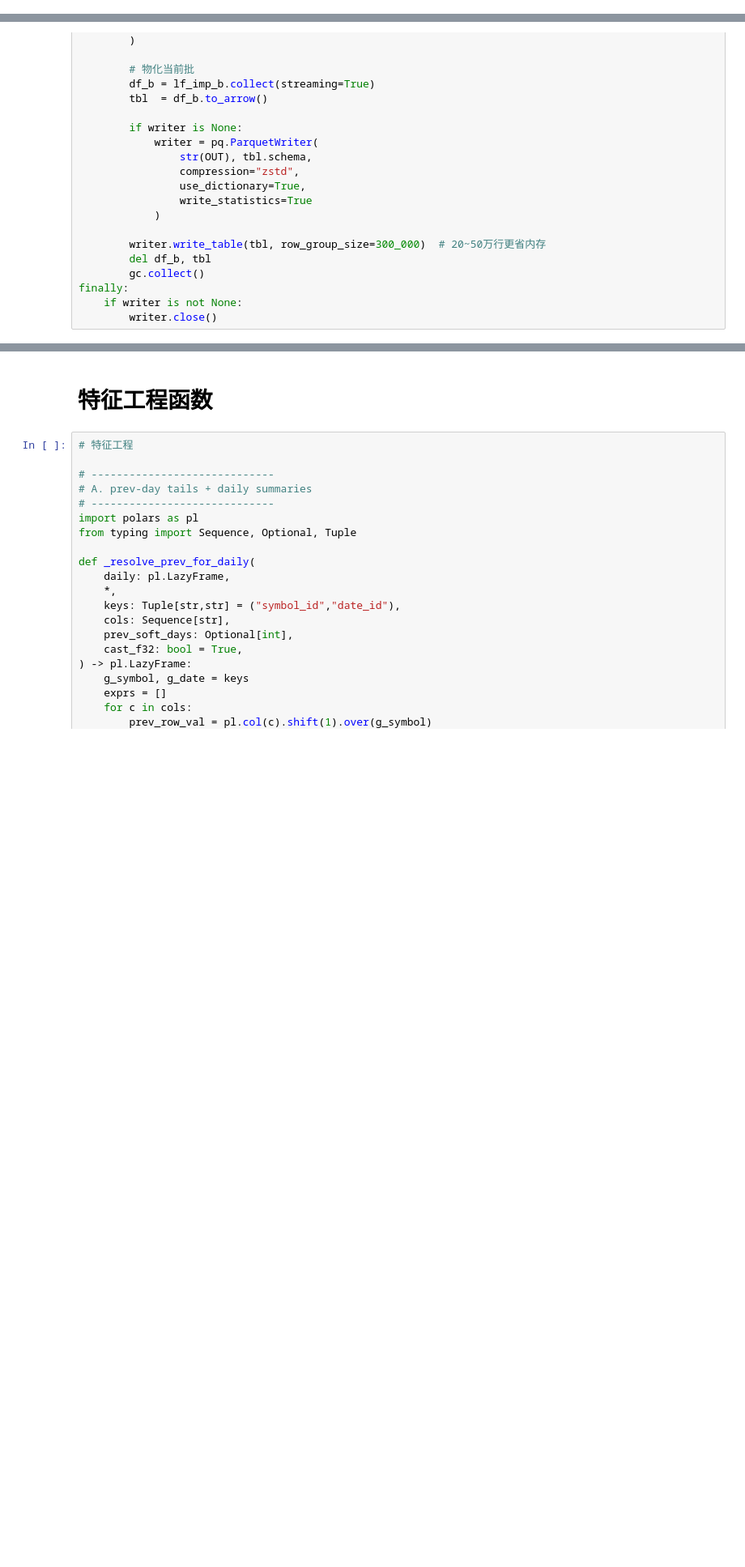
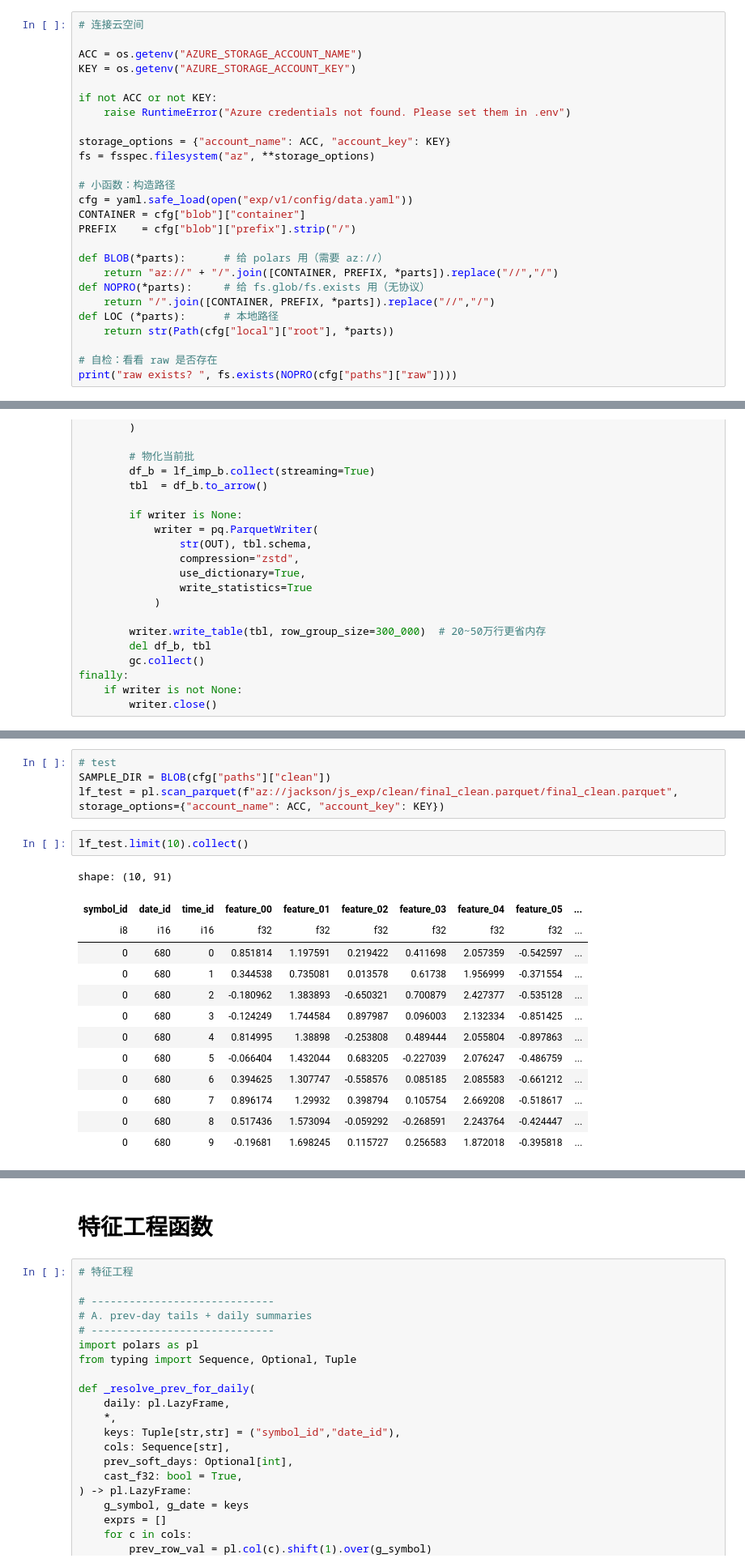
Before and after one commit to Jackson00Han/Jane-Street-Time-Series-Forecasting, a Jupyter notebook: main.ipynb, the cells around one changed output, grey strips where cells are left out. Shown at 81% size. Saved outputs shown, nothing was run; the diff lists cells and outputs as text; blank space fills up the shorter version.

```diff
--- a/main.ipynb
+++ b/main.ipynb
@@ -14,0 +28,26 @@ import os
+# %%
+# 连接云空间
+
+ACC = os.getenv("AZURE_STORAGE_ACCOUNT_NAME")
+KEY = os.getenv("AZURE_STORAGE_ACCOUNT_KEY")
+
+if not ACC or not KEY:
+    raise RuntimeError("Azure credentials not found. Please set them in .env")
+
+storage_options = {"account_name": ACC, "account_key": KEY}
+fs = fsspec.filesystem("az", **storage_options)
+
+# 小函数：构造路径
+cfg = yaml.safe_load(open("exp/v1/config/data.yaml"))
+CONTAINER = cfg["blob"]["container"]
+PREFIX    = cfg["blob"]["prefix"].strip("/")
+
+def BLOB(*parts):      # 给 polars 用（需要 az://）
+    return "az://" + "/".join([CONTAINER, PREFIX, *parts]).replace("//","/")
+def NOPRO(*parts):     # 给 fs.glob/fs.exists 用（无协议）
+    return "/".join([CONTAINER, PREFIX, *parts]).replace("//","/")
+def LOC (*parts):      # 本地路径
+    return str(Path(cfg["local"]["root"], *parts))
+
+# 自检：看看 raw 是否存在
+print("raw exists? ", fs.exists(NOPRO(cfg["paths"]["raw"])))
@@ -470,0 +514,20 @@ lx.collect().write_parquet('/mnt/data/js/clean/final_clean.parquet', compression
+# %%
+# test
+SAMPLE_DIR = BLOB(cfg["paths"]["clean"])
+lf_test = pl.scan_parquet(f"az://jackson/js_exp/clean/final_clean.parquet/final_clean.parquet", storage_options={"account_name": ACC, "account_key": KEY})
+# %%
+lf_test.limit(10).collect()
+# %% [output]
+shape: (10, 91)
+| symbol_id | date_id | time_id | feature_00 | feature_01 | feature_02 | feature_03 | feature_04 | feature_05 | ... |
+| i8 | i16 | i16 | f32 | f32 | f32 | f32 | f32 | f32 | ... |
+| 0 | 680 | 0 | 0.851814 | 1.197591 | 0.219422 | 0.411698 | 2.057359 | -0.542597 | ... |
+| 0 | 680 | 1 | 0.344538 | 0.735081 | 0.013578 | 0.61738 | 1.956999 | -0.371554 | ... |
+| 0 | 680 | 2 | -0.180962 | 1.383893 | -0.650321 | 0.700879 | 2.427377 | -0.535128 | ... |
+| 0 | 680 | 3 | -0.124249 | 1.744584 | 0.897987 | 0.096003 | 2.132334 | -0.851425 | ... |
+| 0 | 680 | 4 | 0.814995 | 1.38898 | -0.253808 | 0.489444 | 2.055804 | -0.897863 | ... |
+| 0 | 680 | 5 | -0.066404 | 1.432044 | 0.683205 | -0.227039 | 2.076247 | -0.486759 | ... |
+| 0 | 680 | 6 | 0.394625 | 1.307747 | -0.558576 | 0.085185 | 2.085583 | -0.661212 | ... |
+| 0 | 680 | 7 | 0.896174 | 1.29932 | 0.398794 | 0.105754 | 2.669208 | -0.518617 | ... |
+| 0 | 680 | 8 | 0.517436 | 1.573094 | -0.059292 | -0.268591 | 2.243764 | -0.424447 | ... |
+| 0 | 680 | 9 | -0.19681 | 1.698245 | 0.115727 | 0.256583 | 1.872018 | -0.395818 | ... |
```
Also changed, not shown: parts of 26 cells of this notebook, 4 other files.
